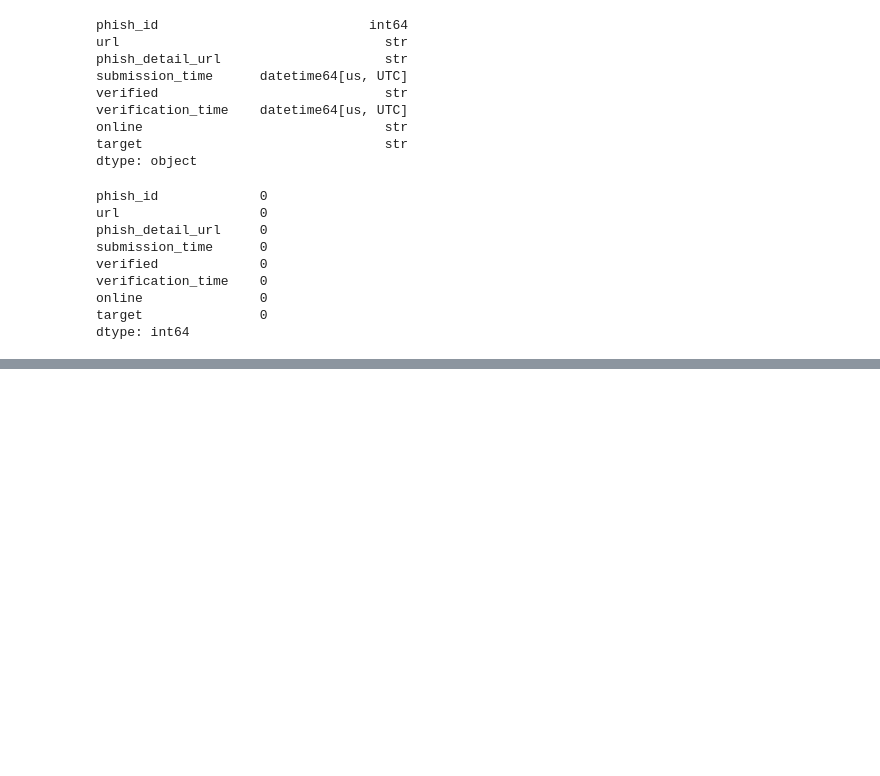
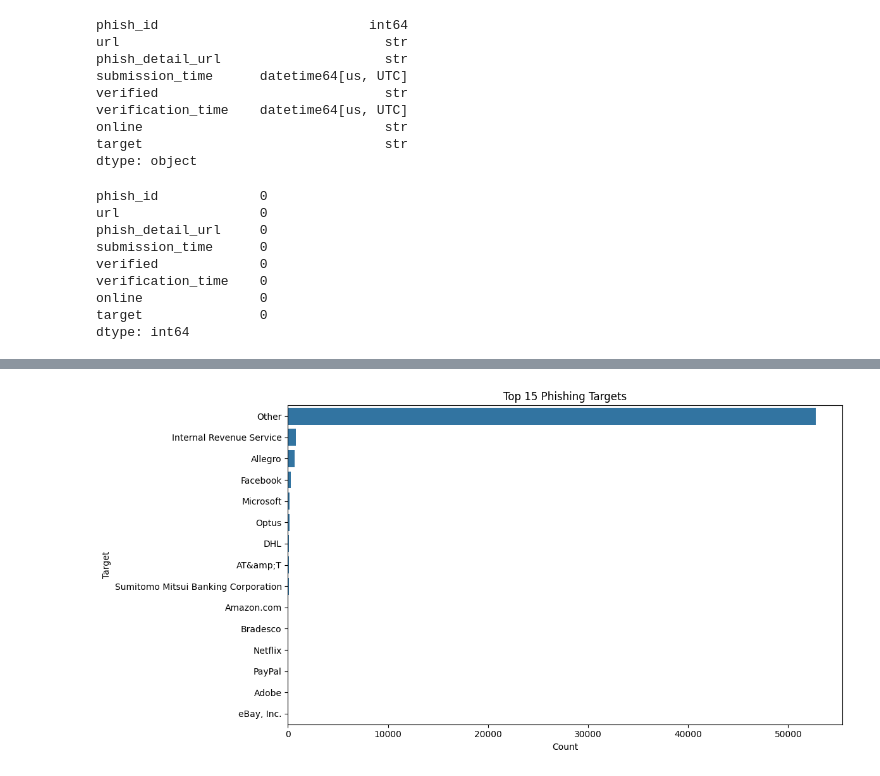
Before and after one commit to ns15468-gasou/DS_ML_Project_ColabIntegration, a Jupyter notebook: Project/notebooks/phishtank_eda.ipynb, the cells around one changed output, grey strips where cells are left out. Drawn from its saved outputs; the diff is of its cells as text; code cells hidden in the pictures; blank space fills up the shorter version.

Commit message:
eda: target brand distribution analysis, bar graphs

```diff
--- a/Project/notebooks/phishtank_eda.ipynb
+++ b/Project/notebooks/phishtank_eda.ipynb
@@ -62,0 +77,3 @@ dtype: int64
+# %%
+target_counts = df['target'].value_counts().head(15)
+print(target_counts)
@@ -62,0 +98,10 @@ dtype: int64
+# %%
+plt.figure(figsize=(12,6))
+sns.barplot(x=target_counts.values, y=target_counts.index)
+plt.title('Top 15 Phishing Targets')
+plt.xlabel('Count')
+plt.ylabel('Target')
+plt.tight_layout()
+plt.show()
+# %% [output]
+[figure, added]
```
Also changed, not shown: parts of 5 cells of this notebook.
